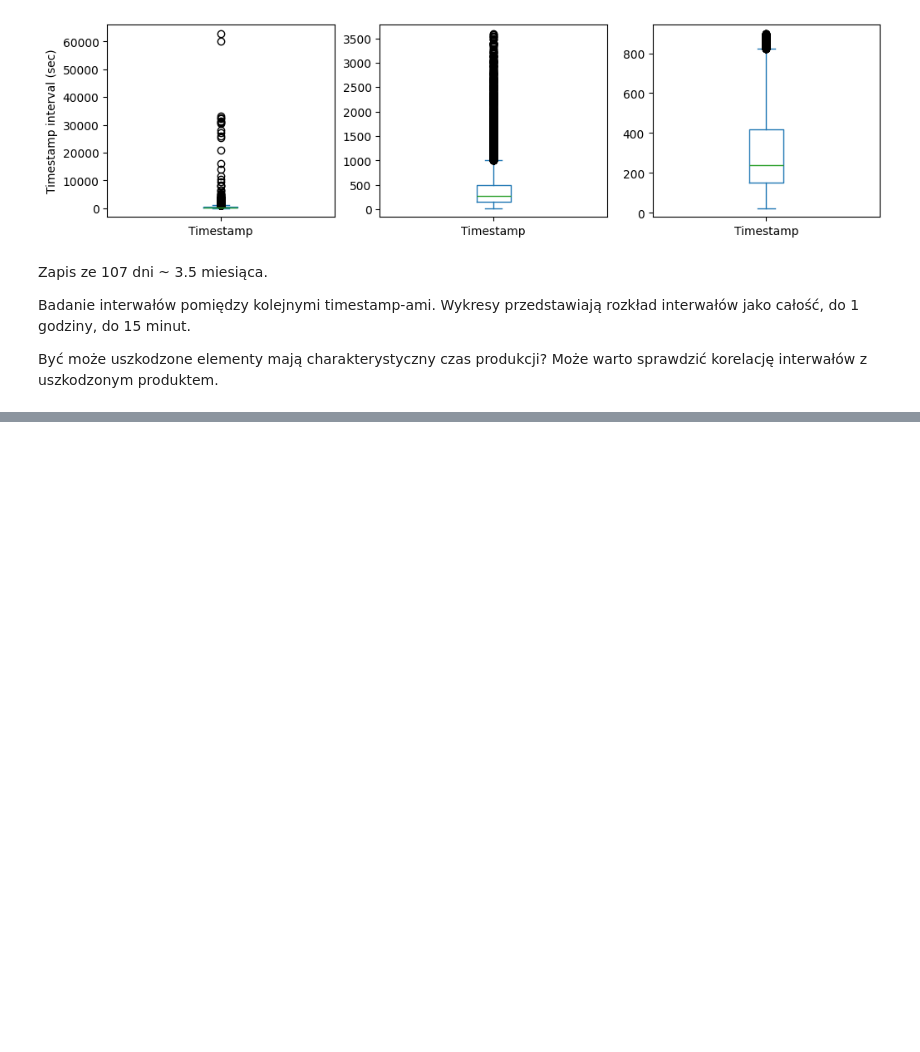
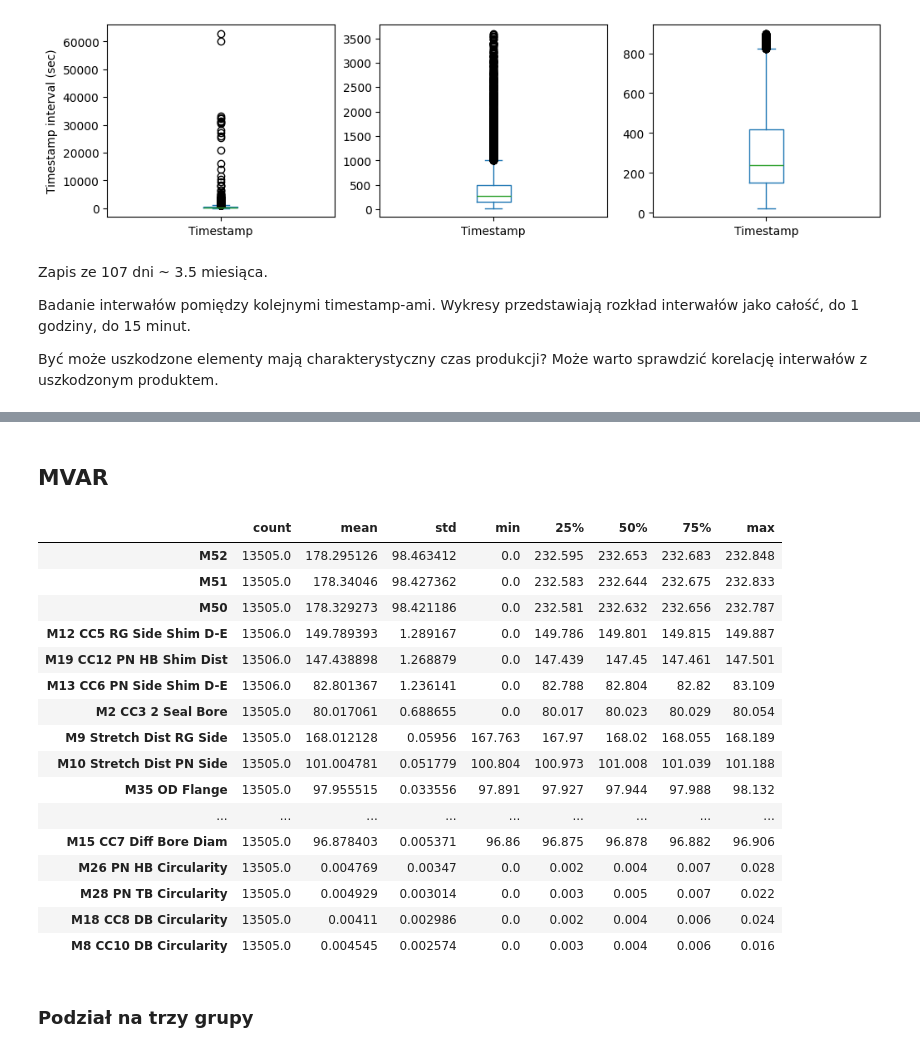
Before and after one commit to pancurster/automotive-projekt-grupa3, a Jupyter notebook: notebooks/analysis_data_CW03carrier.ipynb, the cells around one changed output, grey strips where cells are left out. Saved outputs shown, nothing was run; the diff lists cells and outputs as text; code cells hidden in the pictures; blank space fills up the shorter version.

```diff
--- a/notebooks/analysis_data_CW03carrier.ipynb
+++ b/notebooks/analysis_data_CW03carrier.ipynb
@@ -114,0 +95,3 @@ for col_name in df.columns:
+# %%
+pd.set_option('display.max_rows', None)
+df.isnull().sum()
@@ -138,0 +129,7 @@ df.describe().T
+# %%
+# Usunięcie jednego specyficznego wiersza oczyszcza większość pojedynczych braków w kolumnach.
+# Więc akceptuje juz na tym etapie transformację
+df_nna = df.dropna(subset='M15 CC7 Diff Bore Diam')
+pd.set_option('display.max_rows', None)
+print(df_nna.isnull().sum())
+pd.set_option('display.max_rows', 30)
@@ -268,0 +349,25 @@ print(df['MARPOSS Judge Result'].value_counts())
+# %% [markdown]
+## MVAR
+# %%
+pd.set_option('display.max_rows', None)
+df.loc[:,mvar_names].describe().T.sort_values('std', ascending=False)
+# %% [output]
+|  | count | mean | std | min | 25% | 50% | 75% | max |
+| M52 | 13505.0 | 178.295126 | 98.463412 | 0.0 | 232.595 | 232.653 | 232.683 | 232.848 |
+| M51 | 13505.0 | 178.34046 | 98.427362 | 0.0 | 232.583 | 232.644 | 232.675 | 232.833 |
+| M50 | 13505.0 | 178.329273 | 98.421186 | 0.0 | 232.581 | 232.632 | 232.656 | 232.787 |
+| M12 CC5 RG Side Shim D-E | 13506.0 | 149.789393 | 1.289167 | 0.0 | 149.786 | 149.801 | 149.815 | 149.887 |
+| M19 CC12 PN HB Shim Dist | 13506.0 | 147.438898 | 1.268879 | 0.0 | 147.439 | 147.45 | 147.461 | 147.501 |
+| M13 CC6 PN Side Shim D-E | 13506.0 | 82.801367 | 1.236141 | 0.0 | 82.788 | 82.804 | 82.82 | 83.109 |
+| M2 CC3 2 Seal Bore | 13505.0 | 80.017061 | 0.688655 | 0.0 | 80.017 | 80.023 | 80.029 | 80.054 |
+| M9 Stretch Dist RG Side | 13505.0 | 168.012128 | 0.05956 | 167.763 | 167.97 | 168.02 | 168.055 | 168.189 |
+| M10 Stretch Dist PN Side | 13505.0 | 101.004781 | 0.051779 | 100.804 | 100.973 | 101.008 | 101.039 | 101.188 |
+| M35 OD Flange | 13505.0 | 97.955515 | 0.033556 | 97.891 | 97.927 | 97.944 | 97.988 | 98.132 |
+| ... | ... | ... | ... | ... | ... | ... | ... | ... |
+| M15 CC7 Diff Bore Diam | 13505.0 | 96.878403 | 0.005371 | 96.86 | 96.875 | 96.878 | 96.882 | 96.906 |
+| M26 PN HB Circularity | 13505.0 | 0.004769 | 0.00347 | 0.0 | 0.002 | 0.004 | 0.007 | 0.028 |
+| M28 PN TB Circularity | 13505.0 | 0.004929 | 0.003014 | 0.0 | 0.003 | 0.005 | 0.007 | 0.022 |
+| M18 CC8 DB Circularity | 13505.0 | 0.00411 | 0.002986 | 0.0 | 0.002 | 0.004 | 0.006 | 0.024 |
+| M8 CC10 DB Circularity | 13505.0 | 0.004545 | 0.002574 | 0.0 | 0.003 | 0.004 | 0.006 | 0.016 |
+# %% [markdown]
+### Podział na trzy grupy
```
Also changed, not shown: parts of 25 cells of this notebook.
